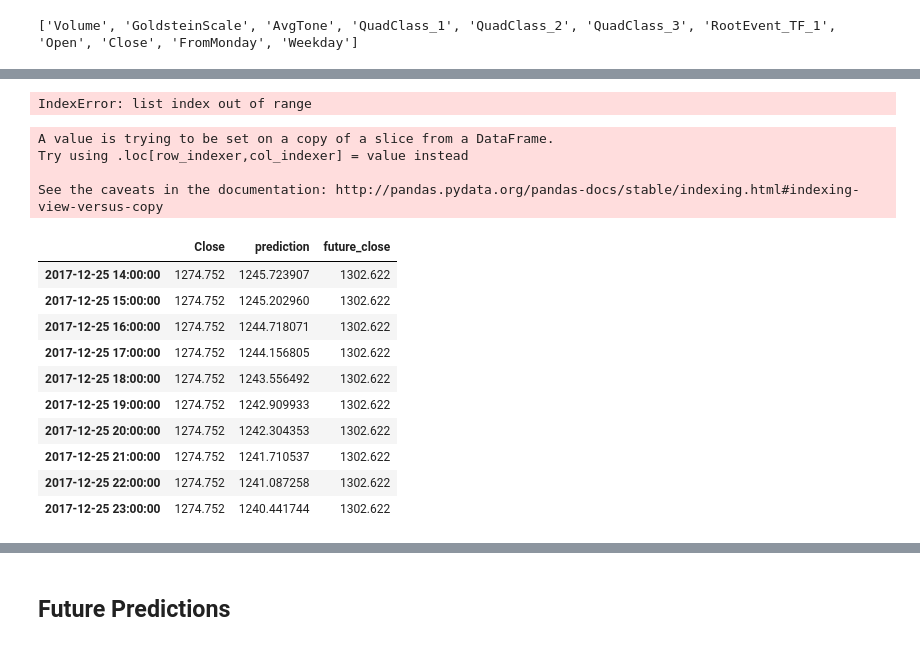
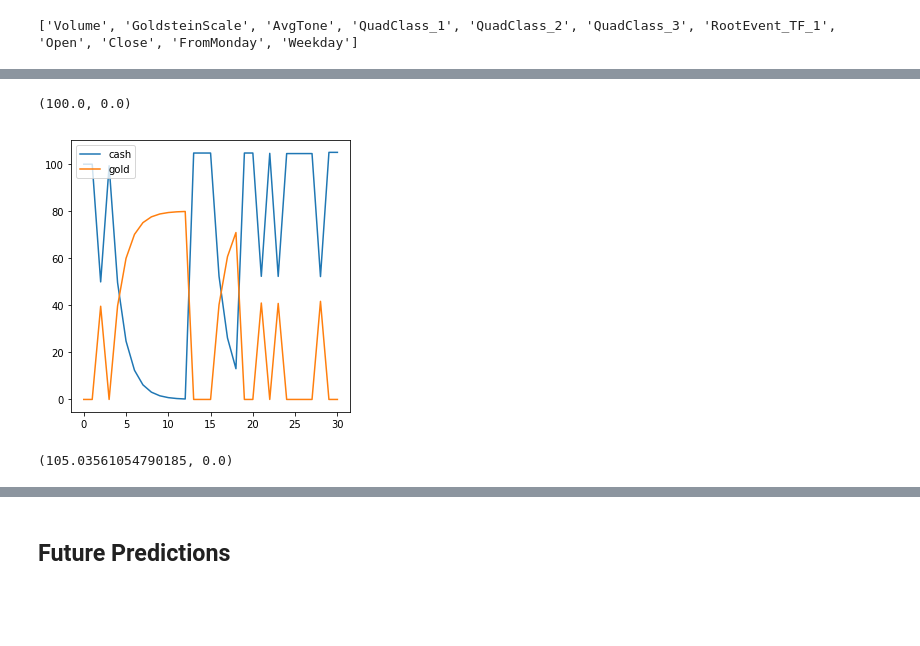
Before and after one commit to Teetertater/GoldGeld, a Jupyter notebook: lstm-test.ipynb, the cells around one changed output, grey strips where cells are left out. Saved outputs shown, nothing was run; the diff lists cells and outputs as text; code cells hidden in the pictures; blank space fills up the shorter version.

```diff
--- a/lstm-test.ipynb
+++ b/lstm-test.ipynb
@@ -335,60 +359,79 @@ Epoch 00012: early stopping
 # %%
-model.load_weights("weights-2.hdf5")
+model.load_weights("weights-3.hdf5")
-# %% [output]
-IndexError: list index out of range
+# %%
+def invest_path_sim(deltas, wallet, prices, c_sell_func = (lambda x: 1/(1 + math.e**(-abs(x)/10000))), g_sell_func = (lambda x: 1)):
+    wallet_hist = [wallet]
+    trans_fee = 0
+    start_date = predicted_weekly_deltas[0][0]
+    end_date = predicted_weekly_deltas[-1][1]
+
+    def buyorsell(delta, wallet):
+        ex_rate = prices.loc[delta[0]]
+        stored = wallet[:]
+        if (delta[2] > 0) & (stored[0] > 0): #BUY, only if we have cash
+            wallet = (stored[0] - stored[0]*c_sell_func(delta[2]) - trans_fee, stored[1] + stored[0]*c_sell_func(delta[2])/ex_rate)
+        elif (delta[2] < 0) & (stored[1] > 0): #SELL, only if we have commodity
+            wallet = (stored[0] + stored[1]*g_sell_func(delta[2])*ex_rate - trans_fee, stored[1] - stored[1]*g_sell_func(delta[2]))
+        return wallet
+
+    for delta in deltas:
+        wallet_hist.append(buyorsell(delta, wallet_hist[-1]))
+
+    return wallet_hist
 # %%
 # make a prediction
+scale_factor = 0.02
+
 yhat = pd.DataFrame(model.predict(test_X))
 yhat.columns = prediction_columns
 yhat = yhat.set_index(test.index)
-yhat['future_close'] = yhat['future_close']/15
+yhat = yhat*scale_factor
 
-last_df = pd.DataFrame({}).append(pretrainDf)
 pred_start_date = yhat.index[0]
 pred_end_date = yhat.index[-1]
 
-pred_appended = last_df
-#pred_appended = pred_appended.rename(columns={'future_close': 'truth'})
-
+pred_appended = pd.DataFrame({}).append(pretrainDf)
 col = pd.concat([pred_appended['future_close'].loc[:(pred_start_date - datetime.timedelta(hours=1))], yhat['future_close']], axis=0)
-
 pred_appended = pred_appended.loc[:pred_end_date]
 pred_appended['prediction'] = col.values
 
 yhat = unscale(pred_appended, ['Close', 'Open'], start_vals)
 yhat['pred2'] = ((yhat['prediction']/100)*yhat['Close']) + yhat['Close']
 
 tempdf = pd.DataFrame({}).append(yhat).drop('prediction', 1).rename(columns={'pred2': 'prediction'})
 yhat['prediction'][:pred_start_date] = yhat['pred2'][:pred_start_date]
 
 w = 168
 diff = (pred_end_date - pred_start_date)
 total_steps = int(diff.days * 24 + diff.seconds // 3600)
-print(total_steps)
+
+predicted_weekly_deltas = [] #tuple3(start date, end date, difference in predicted price)
 
 for i in range(0, math.ceil(total_steps/w)):
     s = pred_start_date + datetime.timedelta(hours=w*i)
     e = pred_start_date + datetime.timedelta(hours=w*(i+1))
 
     yhat[s:e] = unscale(yhat[s:e], ['prediction'], tempdf.loc[s])
-    #yhat[pred_start_date:] = unscale(yhat[pred_start_date:], ['prediction'], tempdf.iloc[0])
+
+    try:
+        predicted_weekly_deltas.append((s, e, (yhat['prediction'].loc[e] - yhat['prediction'].loc[s])))
+    except:
+        break
 
 yhat['future_close'] = ((yhat['future_close']/100)*yhat['Close']) + yhat['Close']
+#print(yhat[['Close', 'prediction', 'future_close']][:-168].tail(10))
 
-yhat[['Close', 'prediction', 'future_close']][:-168].tail(10)
+wallet = (100.0, 0.0)
+print(wallet)
+
+invest_seq = invest_path_sim(predicted_weekly_deltas, wallet, yhat['future_close'])
+plt.figure(figsize=(5,5))
+plt.plot([c[0] for c in invest_seq], label='cash')
+plt.plot([g[1]*1000 for g in invest_seq], label='gold')
+plt.legend(loc='upper left')
+plt.show()
+print(invest_seq[-1])
 # %% [output]
-A value is trying to be set on a copy of a slice from a DataFrame.
-Try using .loc[row_indexer,col_indexer] = value instead
-
-See the caveats in the documentation: http://pandas.pydata.org/pandas-docs/stable/indexing.html#indexing-view-versus-copy
+(100.0, 0.0)
-|  | Close | prediction | future_close |
-| 2017-12-25 14:00:00 | 1274.752 | 1245.723907 | 1302.622 |
-| 2017-12-25 15:00:00 | 1274.752 | 1245.202960 | 1302.622 |
-| 2017-12-25 16:00:00 | 1274.752 | 1244.718071 | 1302.622 |
-| 2017-12-25 17:00:00 | 1274.752 | 1244.156805 | 1302.622 |
-| 2017-12-25 18:00:00 | 1274.752 | 1243.556492 | 1302.622 |
-| 2017-12-25 19:00:00 | 1274.752 | 1242.909933 | 1302.622 |
-| 2017-12-25 20:00:00 | 1274.752 | 1242.304353 | 1302.622 |
-| 2017-12-25 21:00:00 | 1274.752 | 1241.710537 | 1302.622 |
-| 2017-12-25 22:00:00 | 1274.752 | 1241.087258 | 1302.622 |
-| 2017-12-25 23:00:00 | 1274.752 | 1240.441744 | 1302.622 |
+[figure, added]
+(105.03561054790185, 0.0)
```
Also changed, not shown: parts of 11 cells of this notebook.
